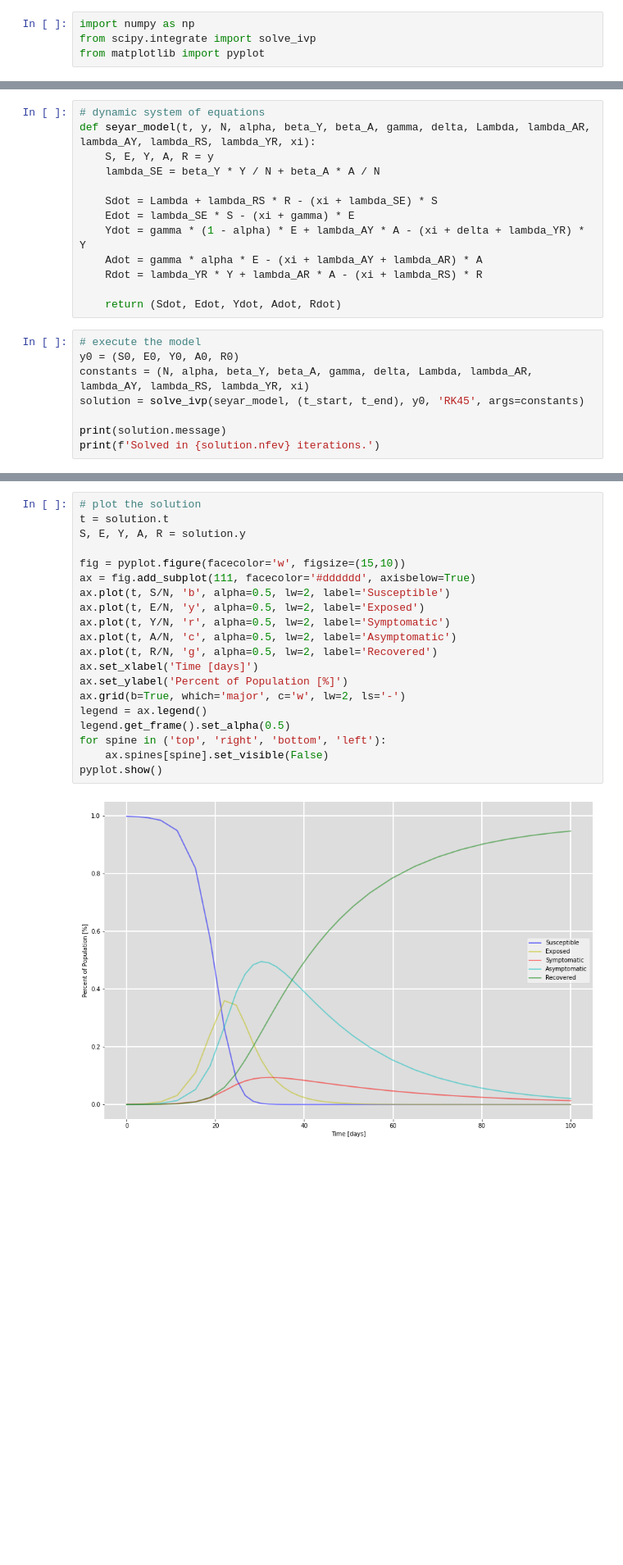
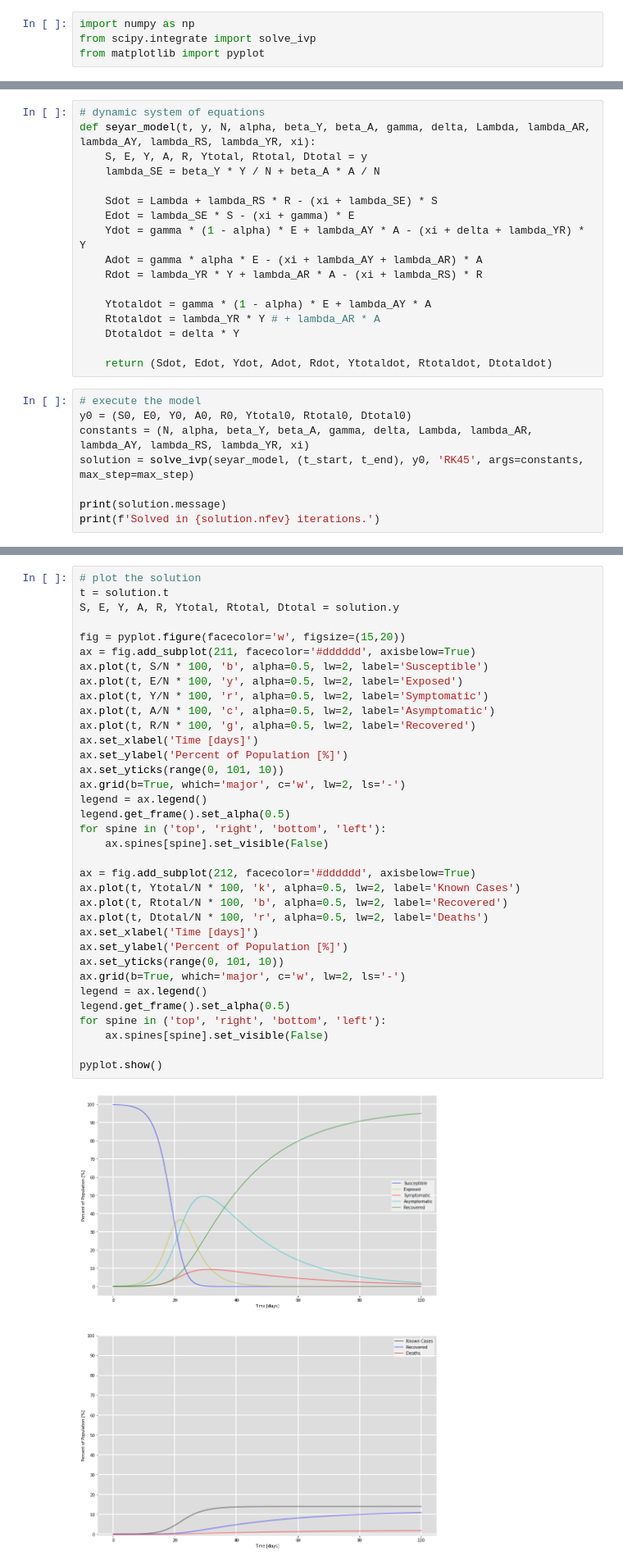
Before and after one commit to rmkraus/covid19, a Jupyter notebook: app/SEYAR_Simulation.ipynb, the cells around one changed output, grey strips where cells are left out. Shown at 82% size. Saved outputs shown, nothing was run; the diff lists cells and outputs as text; blank space fills up the shorter version.

Commit message:
Added Symptomatic, Recovered, and Death integrators to the SEYAR model.

```diff
--- a/app/SEYAR_Simulation.ipynb
+++ b/app/SEYAR_Simulation.ipynb
@@ -30,7 +34,7 @@ t_end = 100
 # %%
 # dynamic system of equations
 def seyar_model(t, y, N, alpha, beta_Y, beta_A, gamma, delta, Lambda, lambda_AR, lambda_AY, lambda_RS, lambda_YR, xi):
-    S, E, Y, A, R = y
+    S, E, Y, A, R, Ytotal, Rtotal, Dtotal = y
     lambda_SE = beta_Y * Y / N + beta_A * A / N
 
     Sdot = Lambda + lambda_RS * R - (xi + lambda_SE) * S
@@ -39,12 +43,16 @@ def seyar_model(t, y, N, alpha, beta_Y, beta_A, gamma, delta, Lambda, lambda_AR,
     Adot = gamma * alpha * E - (xi + lambda_AY + lambda_AR) * A
     Rdot = lambda_YR * Y + lambda_AR * A - (xi + lambda_RS) * R
 
-    return (Sdot, Edot, Ydot, Adot, Rdot)
+    Ytotaldot = gamma * (1 - alpha) * E + lambda_AY * A
+    Rtotaldot = lambda_YR * Y # + lambda_AR * A
+    Dtotaldot = delta * Y
+
+    return (Sdot, Edot, Ydot, Adot, Rdot, Ytotaldot, Rtotaldot, Dtotaldot)
 # %%
 # execute the model
-y0 = (S0, E0, Y0, A0, R0)
+y0 = (S0, E0, Y0, A0, R0, Ytotal0, Rtotal0, Dtotal0)
 constants = (N, alpha, beta_Y, beta_A, gamma, delta, Lambda, lambda_AR, lambda_AY, lambda_RS, lambda_YR, xi)
-solution = solve_ivp(seyar_model, (t_start, t_end), y0, 'RK45', args=constants)
+solution = solve_ivp(seyar_model, (t_start, t_end), y0, 'RK45', args=constants, max_step=max_step)
 
 print(solution.message)
 print(f'Solved in {solution.nfev} iterations.')
@@ -54,22 +62,37 @@ Solved in 236 iterations.
 # %%
 # plot the solution
 t = solution.t
-S, E, Y, A, R = solution.y
+S, E, Y, A, R, Ytotal, Rtotal, Dtotal = solution.y
 
-fig = pyplot.figure(facecolor='w', figsize=(15,10))
-ax = fig.add_subplot(111, facecolor='#dddddd', axisbelow=True)
-ax.plot(t, S/N, 'b', alpha=0.5, lw=2, label='Susceptible')
-ax.plot(t, E/N, 'y', alpha=0.5, lw=2, label='Exposed')
-ax.plot(t, Y/N, 'r', alpha=0.5, lw=2, label='Symptomatic')
-ax.plot(t, A/N, 'c', alpha=0.5, lw=2, label='Asymptomatic')
-ax.plot(t, R/N, 'g', alpha=0.5, lw=2, label='Recovered')
+fig = pyplot.figure(facecolor='w', figsize=(15,20))
+ax = fig.add_subplot(211, facecolor='#dddddd', axisbelow=True)
+ax.plot(t, S/N * 100, 'b', alpha=0.5, lw=2, label='Susceptible')
+ax.plot(t, E/N * 100, 'y', alpha=0.5, lw=2, label='Exposed')
+ax.plot(t, Y/N * 100, 'r', alpha=0.5, lw=2, label='Symptomatic')
+ax.plot(t, A/N * 100, 'c', alpha=0.5, lw=2, label='Asymptomatic')
+ax.plot(t, R/N * 100, 'g', alpha=0.5, lw=2, label='Recovered')
 ax.set_xlabel('Time [days]')
 ax.set_ylabel('Percent of Population [%]')
+ax.set_yticks(range(0, 101, 10))
 ax.grid(b=True, which='major', c='w', lw=2, ls='-')
 legend = ax.legend()
 legend.get_frame().set_alpha(0.5)
 for spine in ('top', 'right', 'bottom', 'left'):
     ax.spines[spine].set_visible(False)
+
+ax = fig.add_subplot(212, facecolor='#dddddd', axisbelow=True)
+ax.plot(t, Ytotal/N * 100, 'k', alpha=0.5, lw=2, label='Known Cases')
+ax.plot(t, Rtotal/N * 100, 'b', alpha=0.5, lw=2, label='Recovered')
+ax.plot(t, Dtotal/N * 100, 'r', alpha=0.5, lw=2, label='Deaths')
+ax.set_xlabel('Time [days]')
+ax.set_ylabel('Percent of Population [%]')
+ax.set_yticks(range(0, 101, 10))
+ax.grid(b=True, which='major', c='w', lw=2, ls='-')
+legend = ax.legend()
+legend.get_frame().set_alpha(0.5)
+for spine in ('top', 'right', 'bottom', 'left'):
+    ax.spines[spine].set_visible(False)
+
 pyplot.show()
 # %% [output]
-[figure, old version]
+[figure, new version]
```
Also changed, not shown: parts of 3 cells of this notebook.
